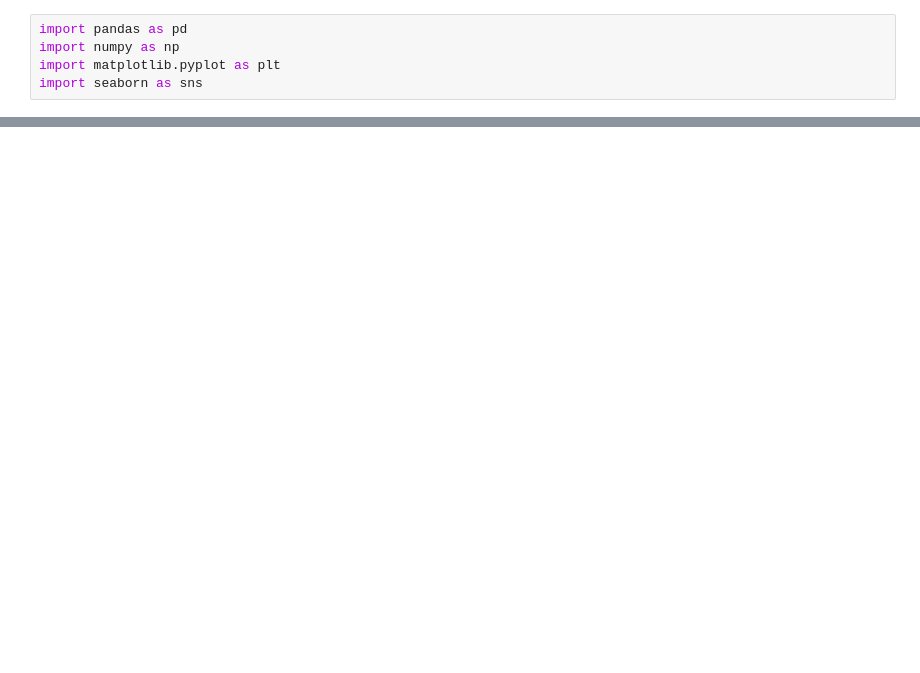
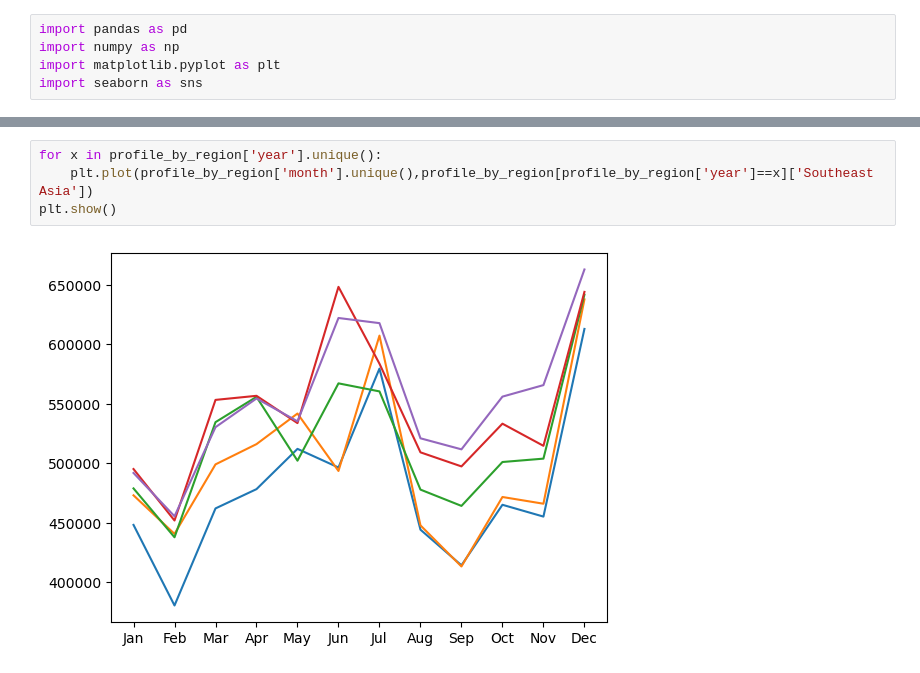
Before and after one commit to altheaxcvii/GA-Labs, a Jupyter notebook: Project 1/code/proj1code.ipynb, the cells around one changed output, grey strips where cells are left out. Cells and saved outputs as stored; diff of their text form; blank space fills up the shorter version.

```diff
--- a/Project 1/code/proj1code.ipynb
+++ b/Project 1/code/proj1code.ipynb
@@ -76,0 +188,6 @@ profile_by_region[profile_by_region['year']==2019].corr()
+# %%
+for x in profile_by_region['year'].unique():
+    plt.plot(profile_by_region['month'].unique(),profile_by_region[profile_by_region['year']==x]['Southeast Asia'])
+plt.show()
+# %% [output]
+[figure, added]
```
Also changed, not shown: parts of 32 cells of this notebook, 1 other file.
